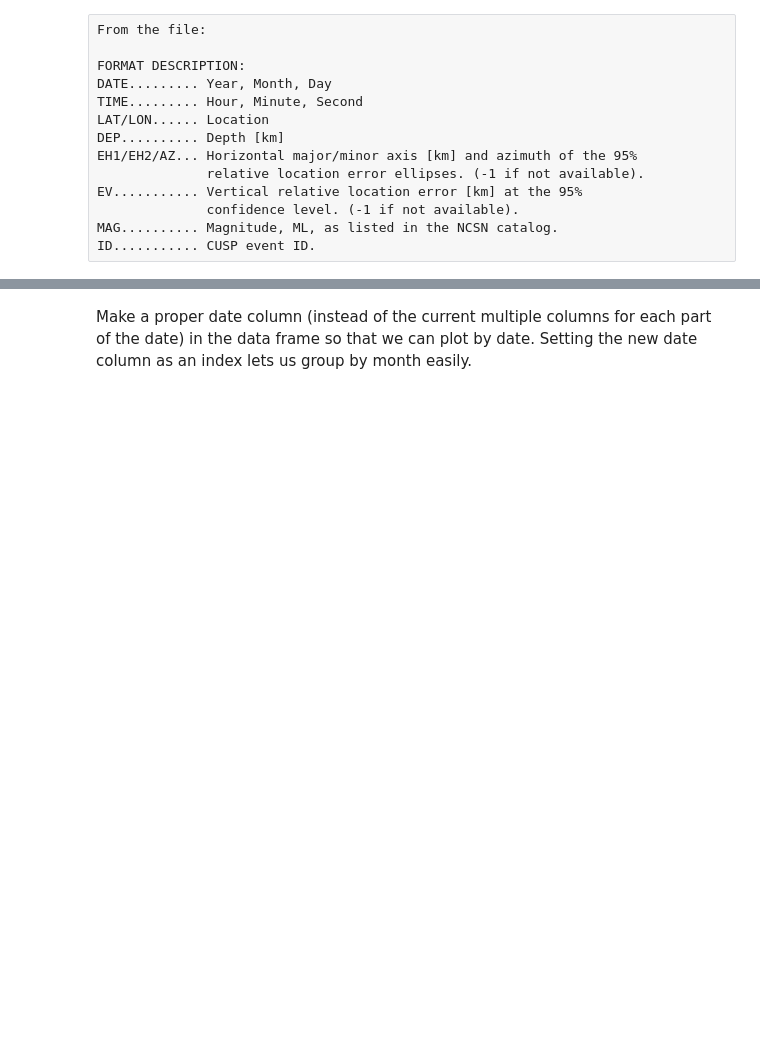
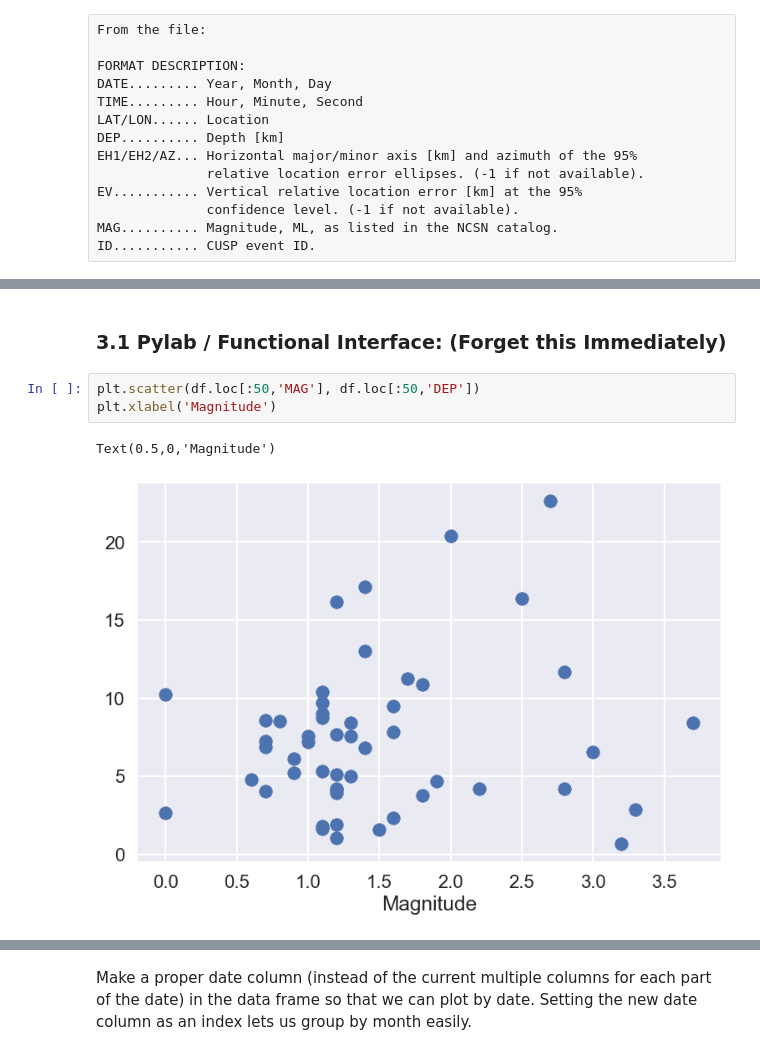
Before and after one commit to nuitrcs/pythonvisualization, a Jupyter notebook: plotting.ipynb, the cells around one changed output, grey strips where cells are left out. Cells and saved outputs as stored; diff of their text form; blank space fills up the shorter version.

```diff
--- a/plotting.ipynb
+++ b/plotting.ipynb
@@ -96,0 +112,8 @@ df.head(10)
+# %% [markdown]
+### 3.1 Pylab / Functional Interface: (Forget this Immediately)
+# %%
+plt.scatter(df.loc[:50,'MAG'], df.loc[:50,'DEP'])
+plt.xlabel('Magnitude')
+# %% [output]
+Text(0.5,0,'Magnitude')
+[figure, added]
```
Also changed, not shown: parts of 200 cells of this notebook.
